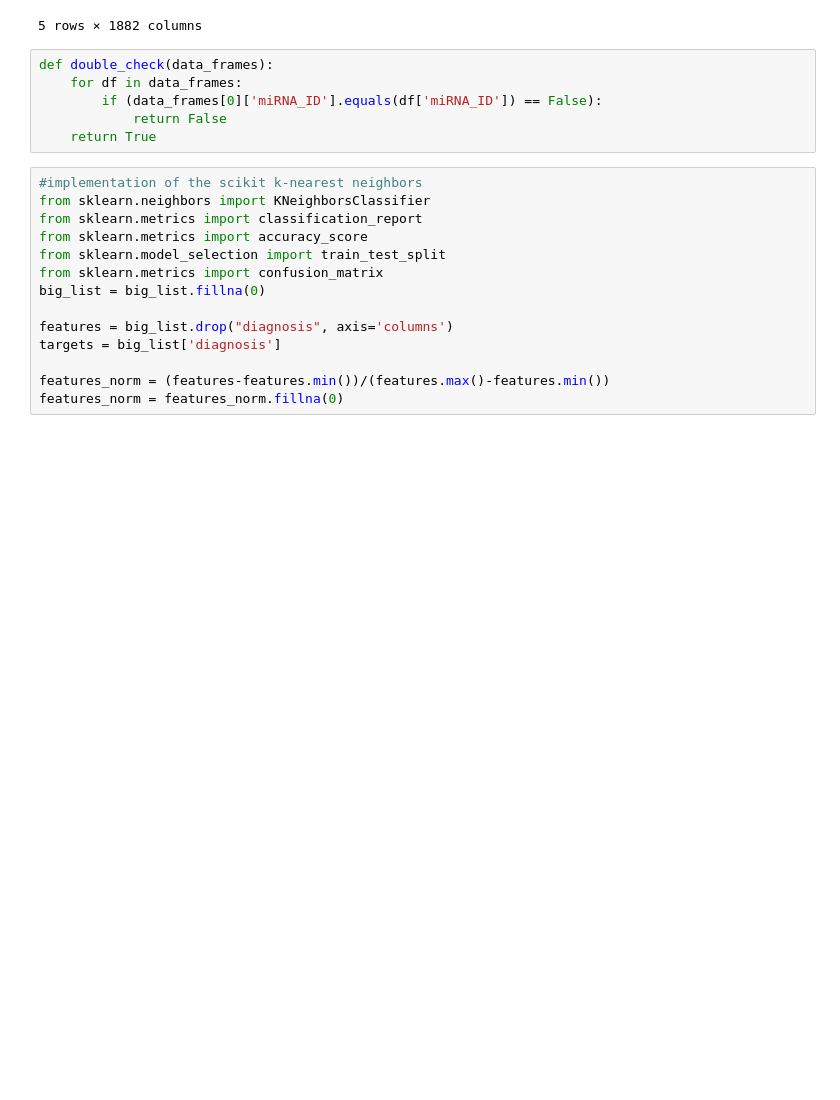
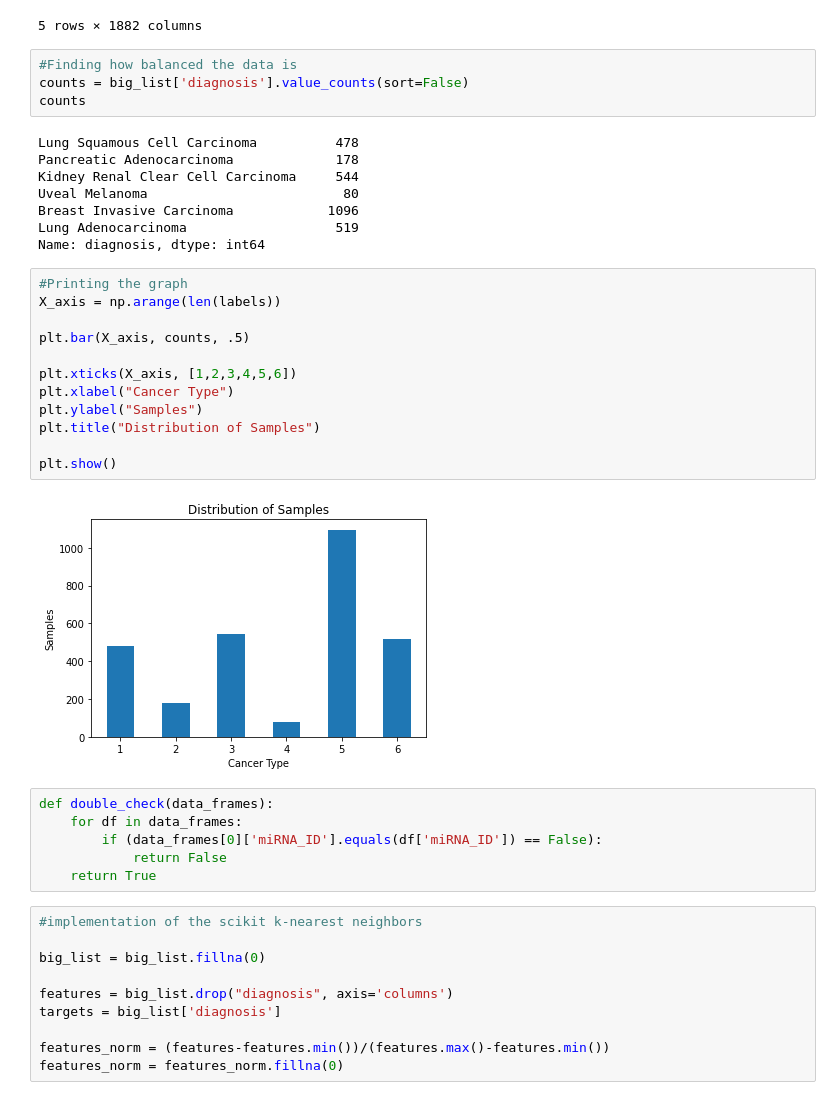
Before and after one commit to hakanjian/MLHW3, a Jupyter notebook: cancerClassifier.ipynb, the cells around one changed output. Saved outputs shown, nothing was run; the diff lists cells and outputs as text; blank space fills up the shorter version.

```diff
--- a/cancerClassifier.ipynb
+++ b/cancerClassifier.ipynb
@@ -68,6 +75,32 @@ big_list.head()
 | 3 | 8143.014860 | 8138.517821 | 8146.387640 | 33502.946685 | 1621.182856 | 1485.147402 | 845.443487 | ... |
 | 4 | 9644.895834 | 9677.261256 | 9761.719596 | 9897.346128 | 944.145604 | 442.019195 | 659.329888 | ... |
 5 rows × 1882 columns
+# %%
+#Finding how balanced the data is
+counts = big_list['diagnosis'].value_counts(sort=False)
+counts
+# %% [output]
+Lung Squamous Cell Carcinoma          478
+Pancreatic Adenocarcinoma             178
+Kidney Renal Clear Cell Carcinoma     544
+Uveal Melanoma                         80
+Breast Invasive Carcinoma            1096
+Lung Adenocarcinoma                   519
+Name: diagnosis, dtype: int64
+# %%
+#Printing the graph
+X_axis = np.arange(len(labels))
+
+plt.bar(X_axis, counts, .5)
+
+plt.xticks(X_axis, [1,2,3,4,5,6])
+plt.xlabel("Cancer Type")
+plt.ylabel("Samples")
+plt.title("Distribution of Samples")
+
+plt.show()
+# %% [output]
+[figure, added]
 # %%
 def double_check(data_frames):
     for df in data_frames:
@@ -76,11 +109,7 @@ def double_check(data_frames):
     return True
 # %%
 #implementation of the scikit k-nearest neighbors
-from sklearn.neighbors import KNeighborsClassifier
-from sklearn.metrics import classification_report
-from sklearn.metrics import accuracy_score
-from sklearn.model_selection import train_test_split
-from sklearn.metrics import confusion_matrix
+
 big_list = big_list.fillna(0)
 
 features = big_list.drop("diagnosis", axis='columns')
```
Also changed, not shown: parts of 6 cells of this notebook.
